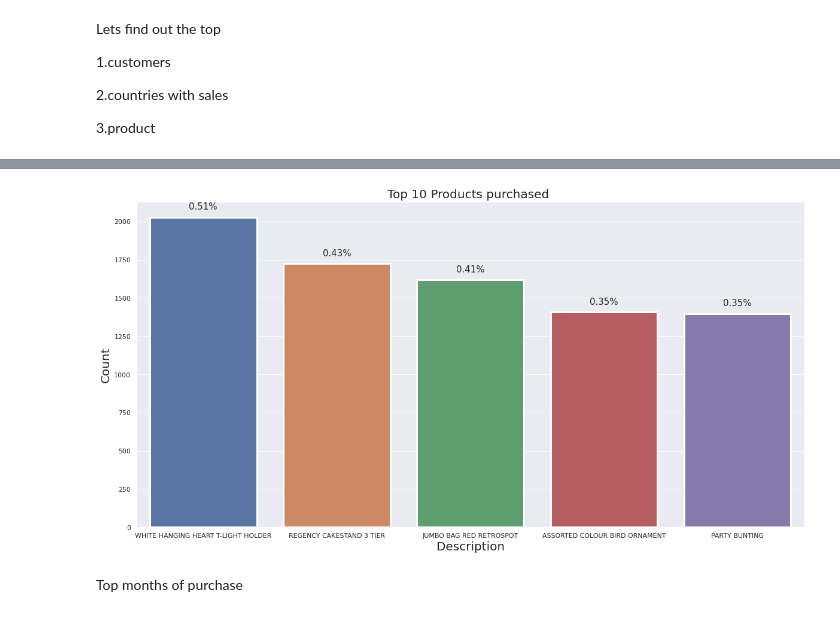
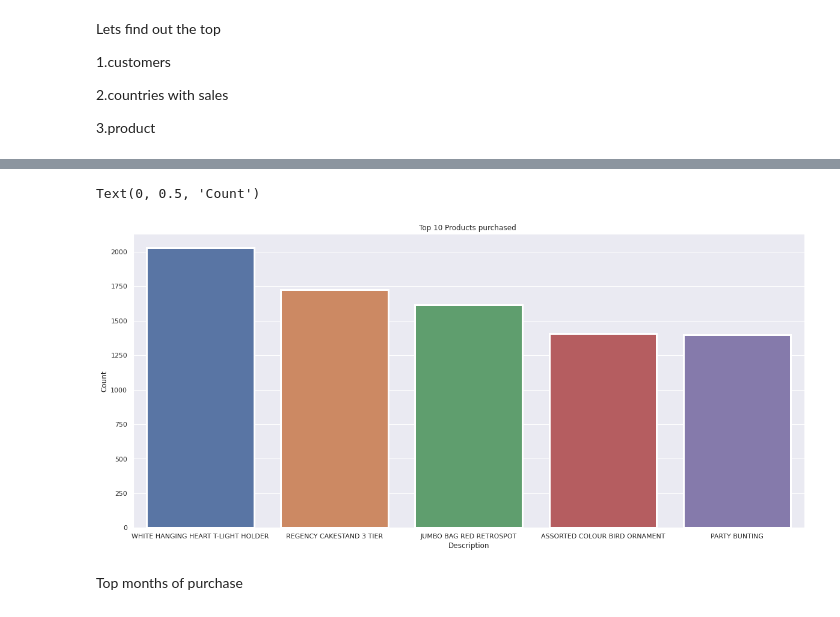
Before and after one commit to DrBharathiTC/Online-Retail-Customer-Segmentation-, a Jupyter notebook: Online_Retail_Customer_Segmentation_Capstone_Project.ipynb, the cells around one changed output, grey strips where cells are left out. Cells and saved outputs as stored; diff of their text form; code cells hidden in the pictures.

```diff
--- a/Online_Retail_Customer_Segmentation_Capstone_Project.ipynb
+++ b/Online_Retail_Customer_Segmentation_Capstone_Project.ipynb
@@ -250,18 +246,16 @@ for p in splot.patches:
 # %%
 #Top 5 Products
 TopProducts = pd.DataFrame(orcs2['Description'].value_counts().sort_values(ascending = False).reset_index())
 TopProducts['Description %']= TopProducts['Description']*100/orcs2['Description'].count()
 TopProducts.rename(columns = {'index':'Description','Description':'TotalCounts'},inplace = True)
-fig, ax = plt.subplots(figsize = (20,10))
+fig, ax = plt.subplots(figsize = (20,9))
 plot3 = sns.barplot(x='Description',y='TotalCounts',data = TopProducts[:5], lw = 3)
-plt.title('Top 10 Products purchased ', SIZE = 20)
-plt.xlabel('Description', SIZE = 20)
-plt.ylabel('Count', SIZE = 20)
-for p in plot3.patches:
-    height = p.get_height()
-    plot3.text(p.get_x()+p.get_width()/2, height+50, '{:1.2f}''%'.format(height/orcs2.shape[0]*100),ha = "center", SIZE = 15)
+plt.title('Top 10 Products purchased ')
+plt.xlabel('Description')
+plt.ylabel('Count')
 # %% [output]
+Text(0, 0.5, 'Count')
-[figure, old version]
+[figure, new version]
 # %% [markdown]
 Top months of purchase
 # %%
```
Also changed, not shown: parts of 31 cells of this notebook.
